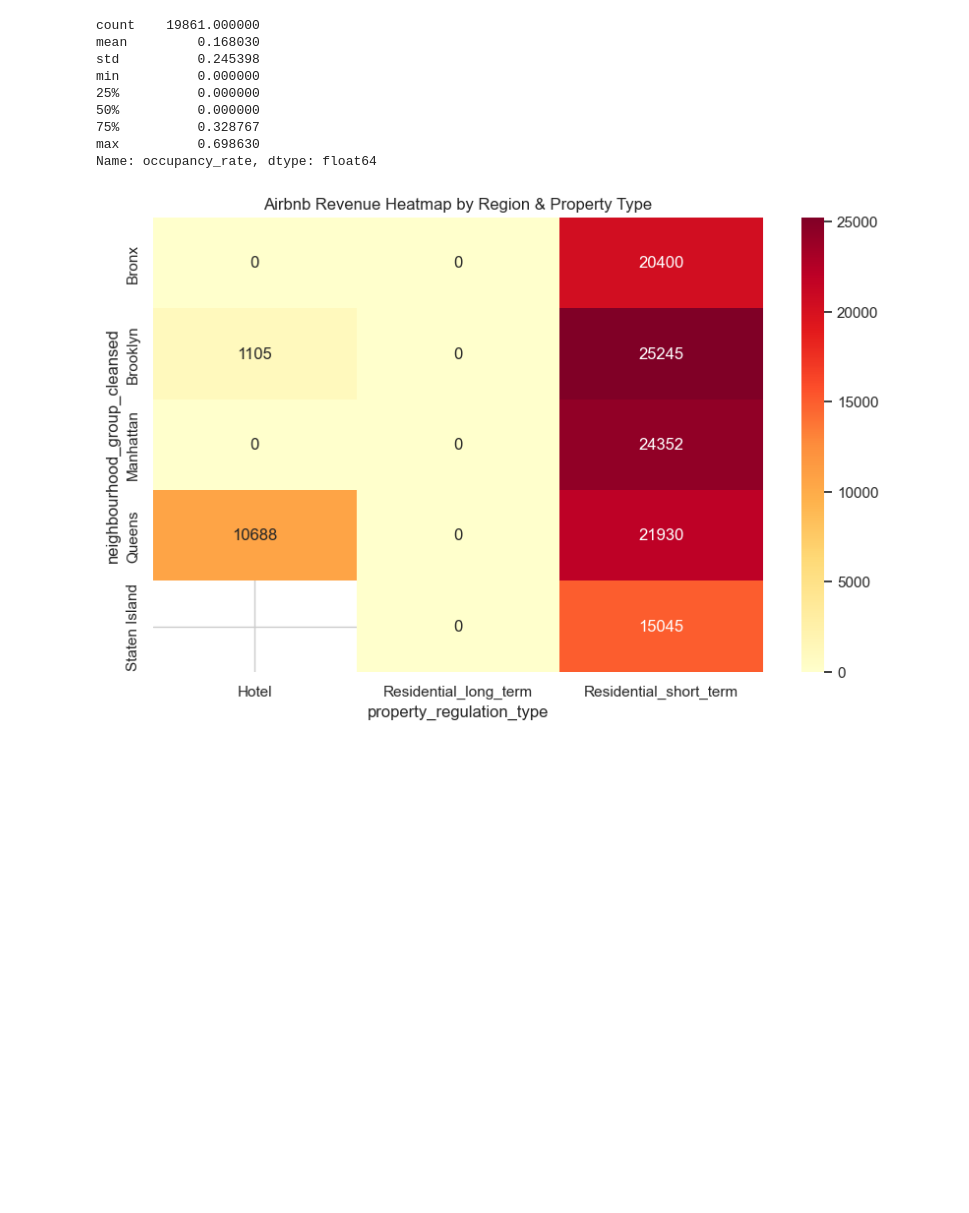
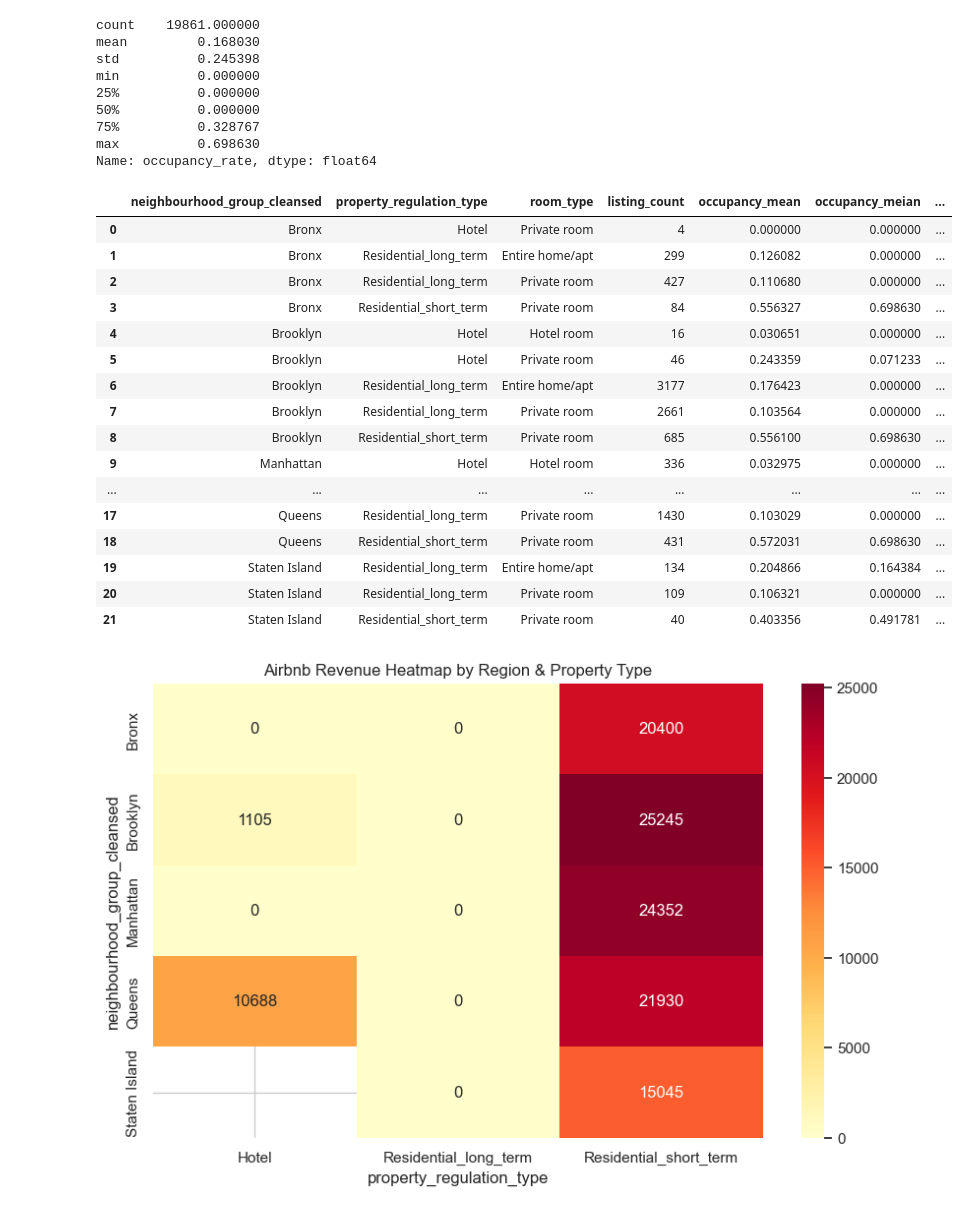
Before and after one commit to motimit/second_project, a Jupyter notebook: Sohui_EDA/EDA.ipynb, the cells around one changed output. Drawn from its saved outputs; the diff is of its cells as text; code cells hidden in the pictures; blank space fills up the shorter version.

```diff
--- a/Sohui_EDA/EDA.ipynb
+++ b/Sohui_EDA/EDA.ipynb
@@ -113,13 +113,32 @@ min          0.000000
 max          0.698630
 Name: occupancy_rate, dtype: float64
 # %%
-df_summary=df.groupby(['neighbourhood_group_cleansed','property_regulation_type']).agg(
+df_summary=df.groupby(['neighbourhood_group_cleansed','property_regulation_type','room_type']).agg(
     listing_count=('price','count'),
     occupancy_mean=('occupancy_rate','mean'),
     occupancy_meian=('occupancy_rate','median'),
     price_median=('price','median'),
     revenue_median=('estimated_revenue_l365d','median')
 ).reset_index()
+df_summary
+# %% [output]
+|  | neighbourhood_group_cleansed | property_regulation_type | room_type | listing_count | occupancy_mean | occupancy_meian | ... |
+| 0 | Bronx | Hotel | Private room | 4 | 0.000000 | 0.000000 | ... |
+| 1 | Bronx | Residential_long_term | Entire home/apt | 299 | 0.126082 | 0.000000 | ... |
+| 2 | Bronx | Residential_long_term | Private room | 427 | 0.110680 | 0.000000 | ... |
+| 3 | Bronx | Residential_short_term | Private room | 84 | 0.556327 | 0.698630 | ... |
+| 4 | Brooklyn | Hotel | Hotel room | 16 | 0.030651 | 0.000000 | ... |
+| 5 | Brooklyn | Hotel | Private room | 46 | 0.243359 | 0.071233 | ... |
+| 6 | Brooklyn | Residential_long_term | Entire home/apt | 3177 | 0.176423 | 0.000000 | ... |
+| 7 | Brooklyn | Residential_long_term | Private room | 2661 | 0.103564 | 0.000000 | ... |
+| 8 | Brooklyn | Residential_short_term | Private room | 685 | 0.556100 | 0.698630 | ... |
+| 9 | Manhattan | Hotel | Hotel room | 336 | 0.032975 | 0.000000 | ... |
+| ... | ... | ... | ... | ... | ... | ... | ... |
+| 17 | Queens | Residential_long_term | Private room | 1430 | 0.103029 | 0.000000 | ... |
+| 18 | Queens | Residential_short_term | Private room | 431 | 0.572031 | 0.698630 | ... |
+| 19 | Staten Island | Residential_long_term | Entire home/apt | 134 | 0.204866 | 0.164384 | ... |
+| 20 | Staten Island | Residential_long_term | Private room | 109 | 0.106321 | 0.000000 | ... |
+| 21 | Staten Island | Residential_short_term | Private room | 40 | 0.403356 | 0.491781 | ... |
 # %%
 # log -> 목표는 비지니스 의사결정이다. log으로 하면 해석의 복잡성 -> 분포 안정화, 머신러닝과 통게에 더 유용하다.
 # 로그 변환은 분포만 안정화 하는 것. 극단값을 제외하고 나머지를 본다면 다른 숙소들의 차이가 크게 안보일 가능성도 있음 ->실제가격 왜곡
```
Also changed, not shown: parts of 4 cells of this notebook, 1 other file.
